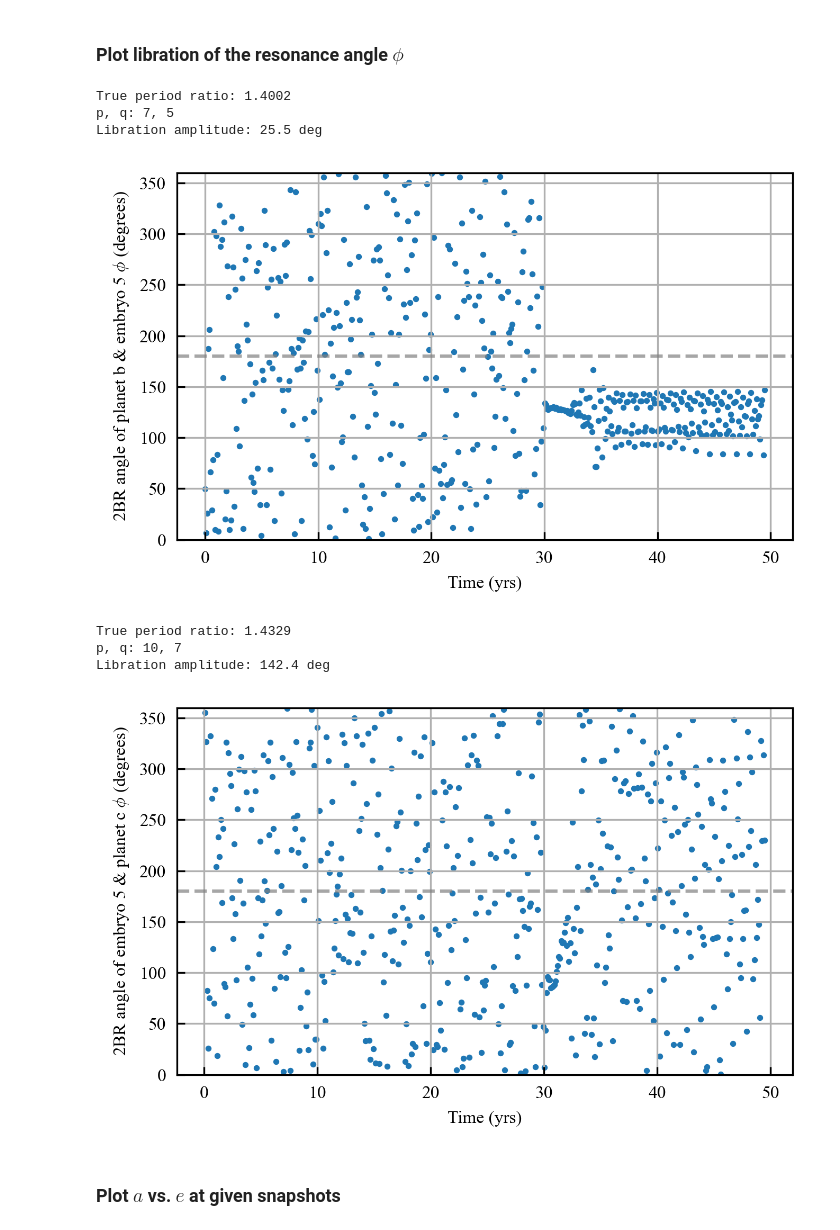
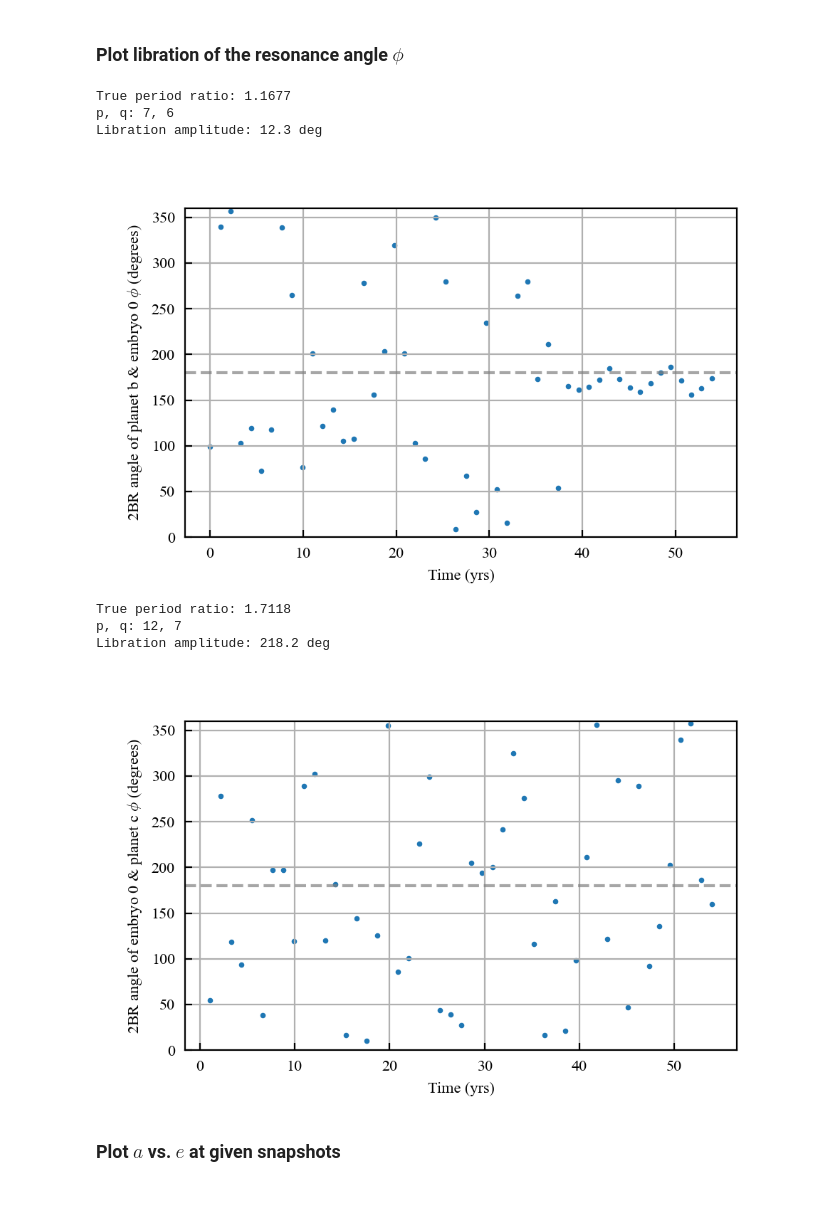
Before and after one commit to dchen10Git/uh-ifa-reu-2026, a Jupyter notebook: analyze_one_sim.ipynb, the cells around one changed output. Cells and saved outputs as stored; diff of their text form; code cells hidden in the pictures; blank space fills up the shorter version.

```diff
--- a/analyze_one_sim.ipynb
+++ b/analyze_one_sim.ipynb
@@ -38,7 +38,7 @@ r_sun = u.Rsun.to(u.AU)
 # %% [markdown]
 ### Investigate a specific simulation run & plot its orbital evolution
 # %%
-%matplotlib inline
+%matplotlib widget
 
 def plot_system(saved_sim, elements, num_pl, num_em, num_ptsml, t_units='kyr'):
     '''
@@ -359,8 +359,8 @@ def plot_system(saved_sim, elements, num_pl, num_em, num_ptsml, t_units='kyr'):
     plt.tight_layout(); plt.show()
     # plt.savefig("Figures/orbital_evo.svg", bbox_inches="tight")
 
-dataset_id = 2
-sim_id = 8970
+dataset_id = 3
+sim_id = 0
 
 elements = ['a',
             'e',
@@ -398,18 +398,18 @@ num_pl: 2, num_em: 20, num_ptsml: 0
 # %%
 # mmr_id.plot_libration(m_star, rocks['planet b'], rocks['planet c'], N=100, forced_pq=None)
 # mmr_id.plot_libration(m_star, rocks['planet b'], rocks['embryo 0'], N=25, forced_pq=None)
-for i in range(5,6):
-    mmr_id.plot_libration(m_star, rocks['planet b'], rocks[f'embryo {i}'], N=100, pomega='mixed', forced_pq=None)
-    mmr_id.plot_libration(m_star, rocks[f'embryo {i}'], rocks['planet c'], N=100, pomega='mixed', forced_pq=None)
+for i in range(1):
+    mmr_id.plot_libration(m_star, rocks['planet b'], rocks[f'embryo {i}'], N=15, pomega='mixed', forced_pq=None)
+    mmr_id.plot_libration(m_star, rocks[f'embryo {i}'], rocks['planet c'], N=15, pomega='mixed', forced_pq=None)
 # %% [output]
-True period ratio: 1.4002
-p, q: 7, 5
-Libration amplitude: 25.5 deg
+True period ratio: 1.1677
+p, q: 7, 6
+Libration amplitude: 12.3 deg
-[figure, old version]
+[figure, new version]
-True period ratio: 1.4329
-p, q: 10, 7
-Libration amplitude: 142.4 deg
+True period ratio: 1.7118
+p, q: 12, 7
+Libration amplitude: 218.2 deg
-[figure, old version]
+[figure, new version]
 # %%
 # 3BR
 mmr_id.plot_libration(m_star, rocks['planet b'], rocks[f'embryo {i}'], rocks['planet c'], N=100, pomega='mixed')
```
Also changed, not shown: parts of 5 cells of this notebook, 11 other files.
